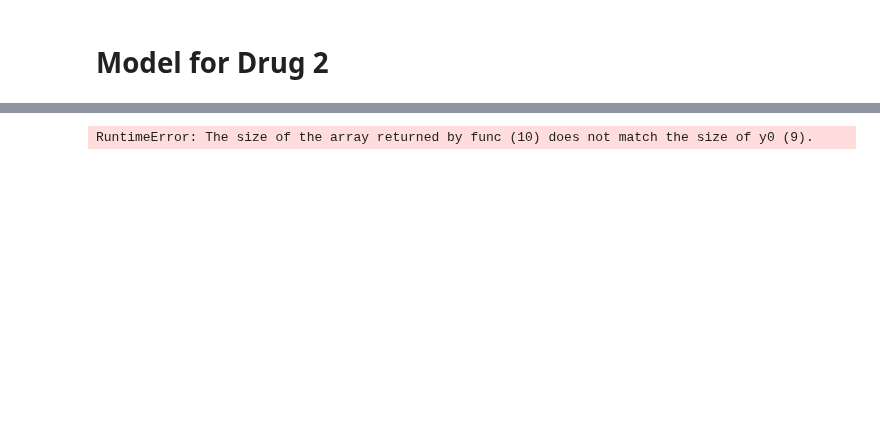
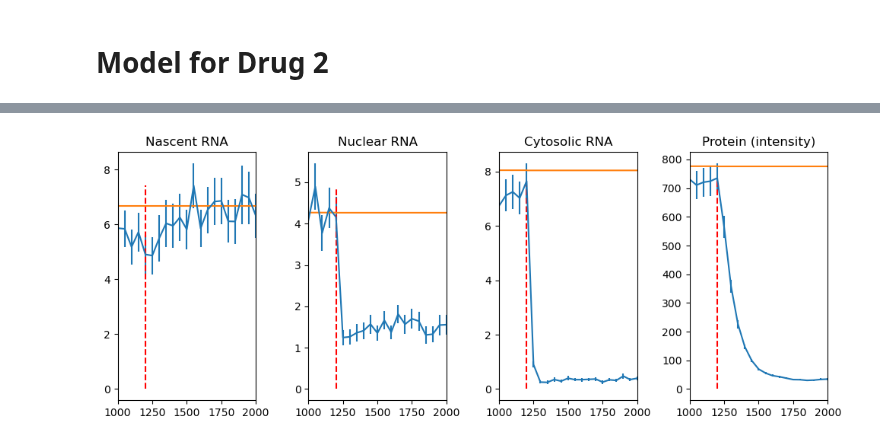
Before and after one commit to Munsky/UQbio2024_Team6, a Jupyter notebook: project_Daria.ipynb, the cells around one changed output, grey strips where cells are left out. Drawn from its saved outputs; the diff is of its cells as text; code cells hidden in the pictures; blank space fills up the shorter version.

```diff
--- a/project_Daria.ipynb
+++ b/project_Daria.ipynb
@@ -981,7 +859,7 @@ def gillespie_drugs(x0, t0, tmax, S, W, pars, di, ti, returnFullTraj = False):
 
 def dxdt(x, t, pars, di, ti):
     x = np.atleast_2d(x).T
-    y = (S @ W(x, t, pars, di, ti)).flatten()
+    y = (S @ W(x, t, pars, di, ti, drug_number)).flatten()
     return y
 
 
@@ -1189,52 +1059,0 @@ def simulate_model(pars, t, x0):
-# %%
-import numpy as np
-import matplotlib.pyplot as plt
-from scipy.integrate import odeint
-from scipy.optimize import minimize
-
-# Definicja modelu
-def model(x, t, pars):
-    dxdt = [
-        pars[0] * x[0] - pars[1] * x[1],      # DNA_OFF to DNA_ON
-        pars[1] * x[1] - pars[0] * x[0],      # DNA_ON to DNA_OFF
-        pars[2] * x[1] - pars[3] * x[2],      # DNA_ON to mRNA_nascent
-        pars[4] * x[2] - pars[5] * x[3],      # mRNA_nascent to degradation
-        pars[6] * x[2] - pars[7] * x[4],      # mRNA_nascent to mRNA_nuc
-        pars[8] * x[3] - pars[9] * x[5],      # mRNA_nuc to degradation
-        pars[10] * x[3] - pars[11] * x[6],    # mRNA_nuc to mRNA_cyto
-        pars[12] * x[4] - pars[13] * x[7],    # mRNA_cyto to degradation
-        pars[14] * x[4] - pars[15] * x[8],    # mRNA_cyto to Protein
-        pars[16] * x[5]                       # Protein to degradation
-    ]
-    return dxdt
-
-# Funkcja kosztu
-def cost_function(pars, t, x0, data):
-    sim_data = odeint(model, x0, t, args=(pars,))
-    cost = np.sum((sim_data[:, 6:9] - data[:, 6:9]) ** 2)
-    return cost
-
-# Inicjalizacja wartości początkowych i czasu symulacji
-x0 = [1, 0, 0, 0, 0, 0, 0, 0, 0]  # Początkowe stany DNA_OFF, DNA_ON, mRNA_nascent, mRNA_nuc, mRNA_cyto, Protein
-t = np.linspace(0, 1200, 6)  # Czas symulacji
-
-
-# Optymalizacja parametrów
-result = minimize(cost_function, [0.1]*17, args=(t, x0, dataMean), method='L-BFGS-B')
-optimal_pars = result.x
-
-# Symulacja modelu z optymalnymi parametrami
-opt_sim_data = odeint(model, x0, t, args=(optimal_pars,))
-
-# Wykres wyników dopasowania modelu do danych
-plt.figure(figsize=(10, 6))
-for i in range(5):
-    plt.plot(t, opt_sim_data[:, i], label=f'Model x{i}')
-    plt.scatter(t, dataMean[:, i], label=f'Data x{i}', alpha=0.5)
-plt.xlabel('Time')
-plt.ylabel('Concentration')
-plt.legend()
-plt.title('Model Fit to Data')
-plt.show()
-# %% [output]
-RuntimeError: The size of the array returned by func (10) does not match the size of y0 (9).
@@ -1289,0 +1060,7 @@ plt.show()
+# %%
+pathName = 'C:\\Users\\daria\\OneDrive - Politechnika Śląska\\QBio\\CourseMaterials\\uqbio2024\\UQbio2024_Team6\\TrueData'
+drug_number = 7 # use 0 for no drug!
+compare_model_to_data(pars, di, ti, x0, drug_number, speciesDict, drug_conc=1000, path=pathName,
+                    model='ODE',ntraj=10)
+# %% [output]
+[figure, added]
```
Also changed, not shown: parts of 13 cells of this notebook.
